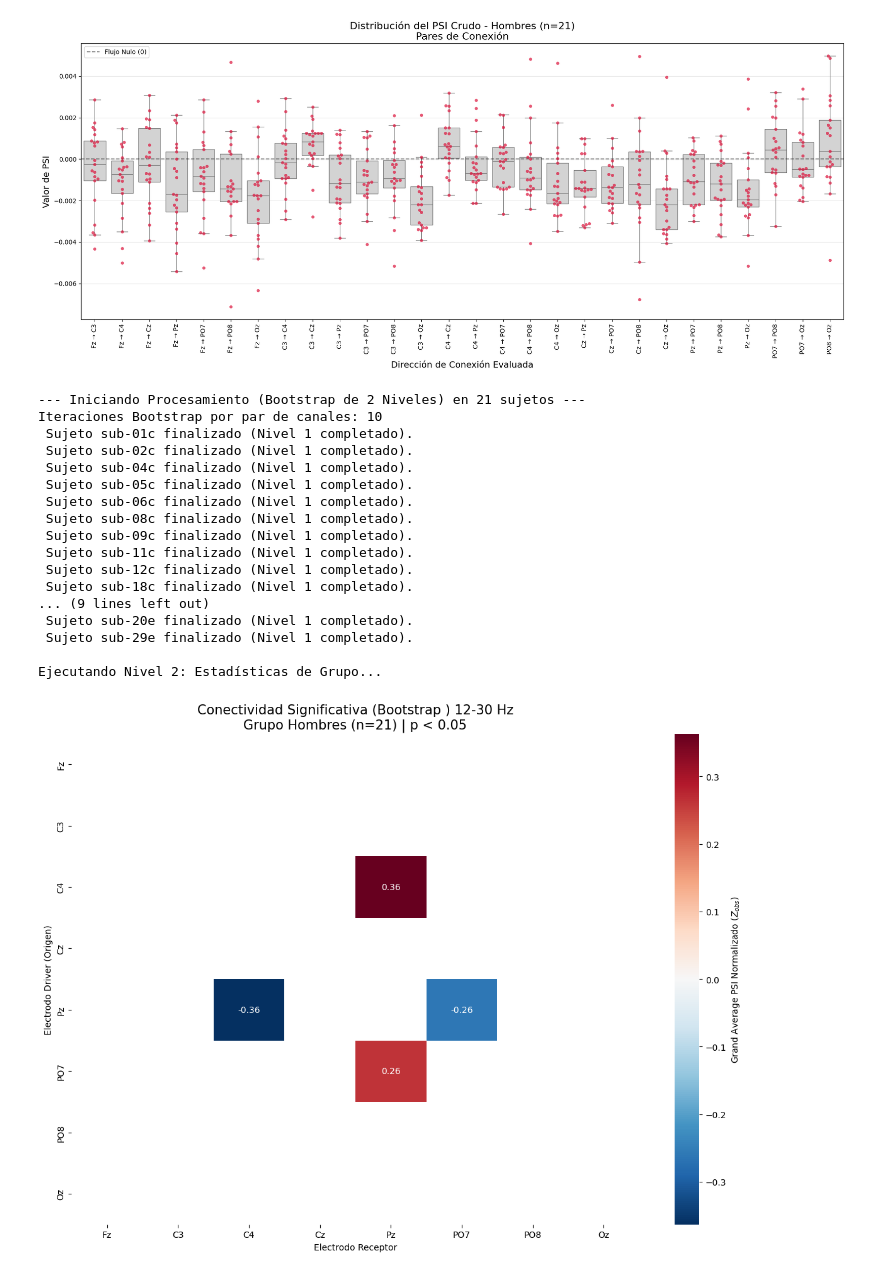
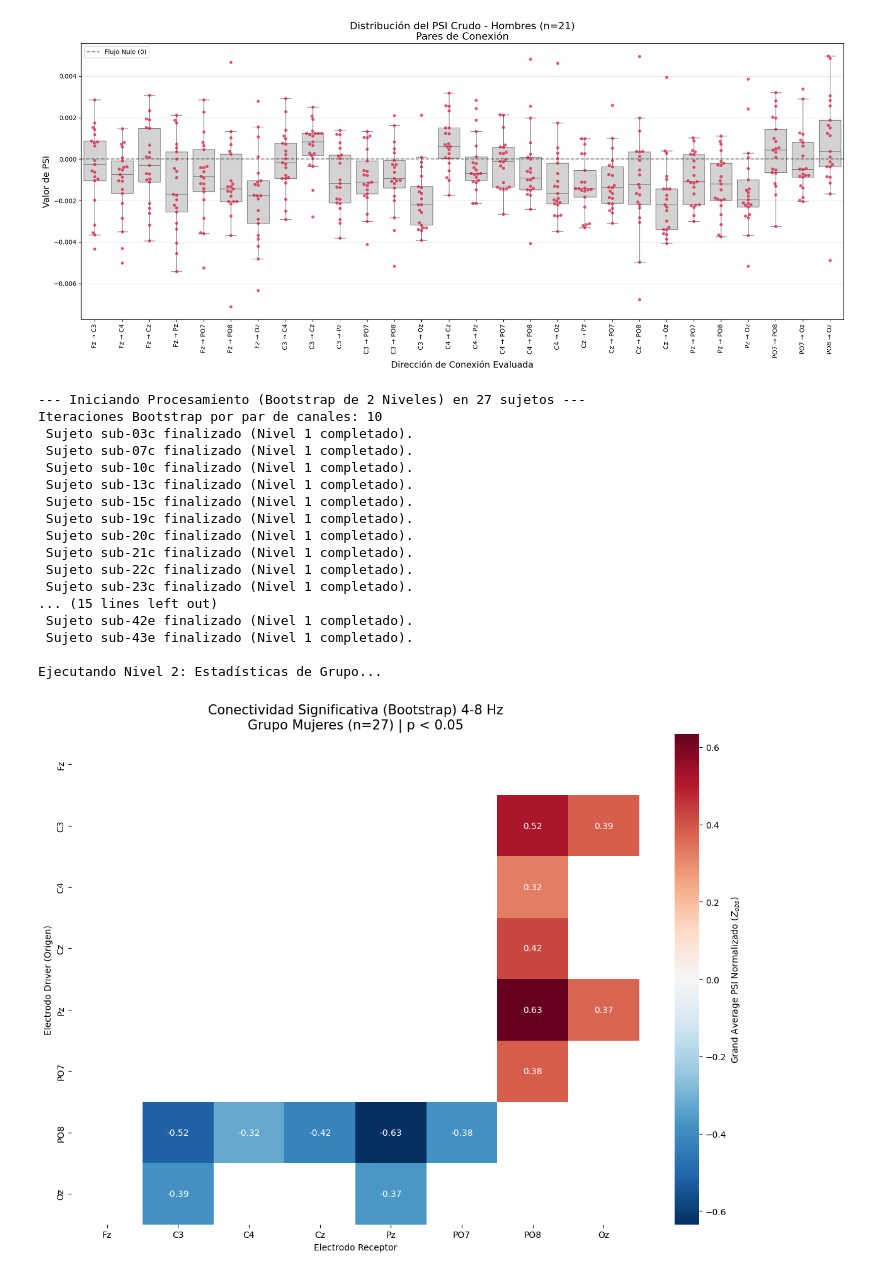
Before and after one commit to fer004/PSI_analysis_STEM, a Jupyter notebook: psi_analisis.ipynb, the cells around one changed output. Drawn from its saved outputs; the diff is of its cells as text; code cells hidden in the pictures.

```diff
--- a/psi_analisis.ipynb
+++ b/psi_analisis.ipynb
@@ -100,8 +100,8 @@ print(sub_list.head())
 3        sub-04c    Male   20   con
 4        sub-05c    Male   19   con
 # %%
-CWT_DIR = Path('D:/cwt_results_complex/beta')
-freqs = np.linspace(12, 30, num=24)
+CWT_DIR = Path('D:/cwt_results_complex/theta')
+freqs = np.linspace(4, 8, num=12)
 
 """
 CWT_DIR = Path('D:/cwt_results_complex/beta')
@@ -109,7 +109,9 @@ freqs = np.linspace(12, 30, num=24)
 CWT_DIR = Path('D:/cwt_results_complex/theta')
 freqs = np.linspace(4, 8, num=12)
 CWT_DIR = Path('D:/cwt_results_complex/delta')
-freqs = np.linspace(1, 8, num=12)
+freqs = np.linspace(1, 4, num=12)
+CWT_DIR = Path('D:/cwt_results_complex/alpha')
+freqs = np.linspace(8, 12, num=12)
 
 CWT_DIR = Path('D:/cwt_results_complex/alpha-beta_base')
 freqs = np.linspace(8, 30, num=24)
@@ -792,7 +794,7 @@ from scipy import stats
 
 def pipeline_psi_bootstrap(sub_list, cwt_dir, freqs, n_boot=200, sfreq=250):
     # 1. Configuración de Sujetos y Canales
-    control_subs = sub_list[sub_list['Gender'] == 'Male']['participant_id'].values
+    control_subs = sub_list[sub_list['Gender'] == 'Female']['participant_id'].values
     target_channels = ['Fz', 'C3', 'C4', 'Cz', 'Pz', 'PO7', 'PO8', 'Oz']
     n_channels = len(target_channels)
     n_subs = len(control_subs)
@@ -899,46 +901,46 @@ def pipeline_psi_bootstrap(sub_list, cwt_dir, freqs, n_boot=200, sfreq=250):
     # Evaluamos si el promedio de Z-scores de la muestra es significativamente distinto de 0
     t_vals, p_vals = stats.ttest_1samp(lista_psi_norm_sujetos, popmean=0, axis=0)
 
     # --- VISUALIZACIÓN DE RESULTADOS ---
     plt.figure(figsize=(12, 9))
 
     # Crear máscara para ocultar conexiones que NO son significativas (p >= 0.05)
     alpha_level = 0.05
     mask = p_vals >= alpha_level
 
     # Para la diagonal (que da NaN en t-test porque siempre es 0), forzamos ocultarla
     np.fill_diagonal(mask, True)
 
     sns.heatmap(ga_psi_norm, annot=True, fmt=".2f", cmap='RdBu_r', center=0,
                 mask=mask, xticklabels=target_channels, yticklabels=target_channels,
                 cbar_kws={'label': 'Grand Average PSI Normalizado ($Z_{obs}$)'})
 
-    plt.title(f"Conectividad Significativa (Bootstrap ) 12-30 Hz\nGrupo Hombres (n={n_subs}) | p < {alpha_level}", fontsize=15)
+    plt.title(f"Conectividad Significativa (Bootstrap) 4-8 Hz\nGrupo Mujeres (n={n_subs}) | p < {alpha_level}", fontsize=15)
     plt.xlabel("Electrodo Receptor")
     plt.ylabel("Electrodo Driver (Origen)")
     plt.tight_layout()
     plt.show()
 
     return ga_psi_norm, p_vals, lista_psi_norm_sujetos
 
 # Ejecución
 ga_psi, p_values, sujetos_z = pipeline_psi_bootstrap(sub_list, CWT_DIR, freqs, n_boot=10)
 # %% [output]
---- Iniciando Procesamiento (Bootstrap de 2 Niveles) en 21 sujetos ---
+--- Iniciando Procesamiento (Bootstrap de 2 Niveles) en 27 sujetos ---
 Iteraciones Bootstrap por par de canales: 10
- Sujeto sub-01c finalizado (Nivel 1 completado).
- Sujeto sub-02c finalizado (Nivel 1 completado).
- Sujeto sub-04c finalizado (Nivel 1 completado).
- Sujeto sub-05c finalizado (Nivel 1 completado).
- Sujeto sub-06c finalizado (Nivel 1 completado).
- Sujeto sub-08c finalizado (Nivel 1 completado).
- Sujeto sub-09c finalizado (Nivel 1 completado).
- Sujeto sub-11c finalizado (Nivel 1 completado).
- Sujeto sub-12c finalizado (Nivel 1 completado).
- Sujeto sub-18c finalizado (Nivel 1 completado).
-... (9 lines left out)
- Sujeto sub-20e finalizado (Nivel 1 completado).
- Sujeto sub-29e finalizado (Nivel 1 completado).
+ Sujeto sub-03c finalizado (Nivel 1 completado).
+ Sujeto sub-07c finalizado (Nivel 1 completado).
+ Sujeto sub-10c finalizado (Nivel 1 completado).
+ Sujeto sub-13c finalizado (Nivel 1 completado).
+ Sujeto sub-15c finalizado (Nivel 1 completado).
+ Sujeto sub-19c finalizado (Nivel 1 completado).
+ Sujeto sub-20c finalizado (Nivel 1 completado).
+ Sujeto sub-21c finalizado (Nivel 1 completado).
+ Sujeto sub-22c finalizado (Nivel 1 completado).
+ Sujeto sub-23c finalizado (Nivel 1 completado).
+... (15 lines left out)
+ Sujeto sub-42e finalizado (Nivel 1 completado).
+ Sujeto sub-43e finalizado (Nivel 1 completado).
 
 Ejecutando Nivel 2: Estadísticas de Grupo...
-[figure, old version]
+[figure, new version]
```
Also changed, not shown: parts of 2 cells of this notebook.
